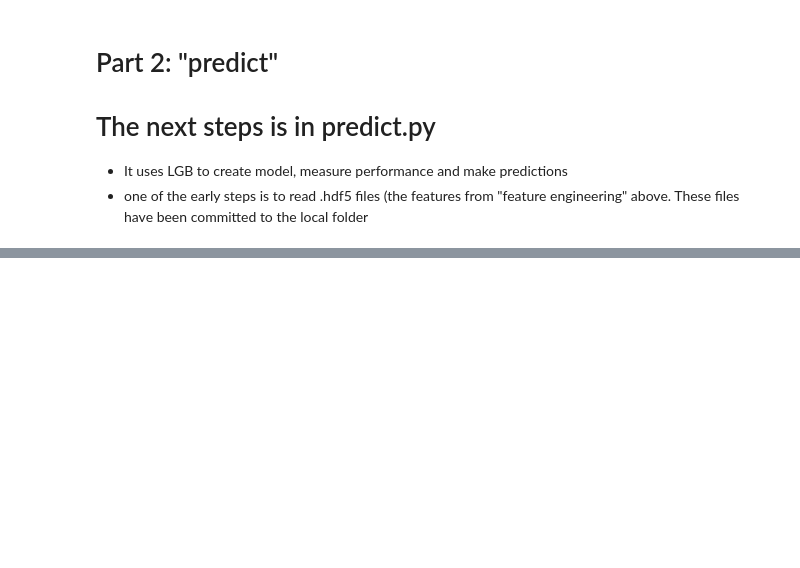
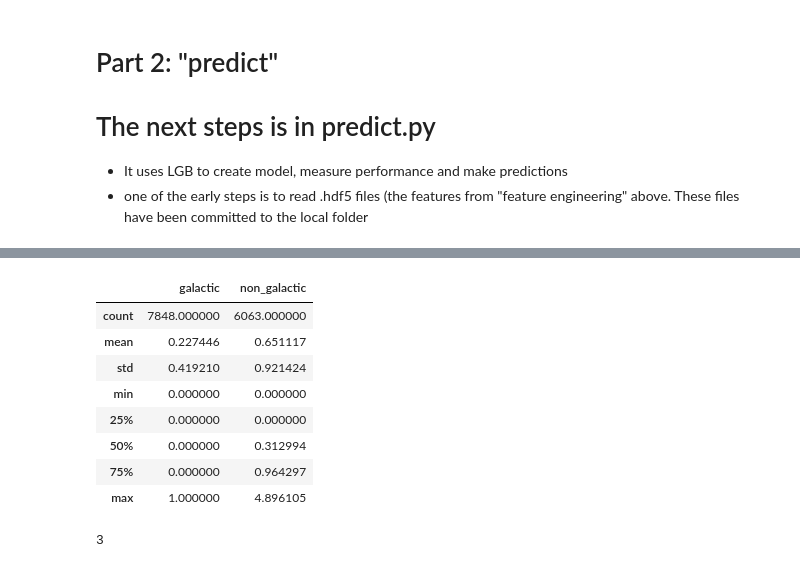
Before and after one commit to cwinsor/kaggle_plasticc, a Jupyter notebook: project/code_kaggle_plasticc_btrotta/NB99_EXPLAIN_BTROTTA_CODE_WALK.ipynb, the cells around one changed output, grey strips where cells are left out. Drawn from its saved outputs; the diff is of its cells as text; code cells hidden in the pictures; blank space fills up the shorter version.

```diff
--- a/project/code_kaggle_plasticc_btrotta/NB99_EXPLAIN_BTROTTA_CODE_WALK.ipynb
+++ b/project/code_kaggle_plasticc_btrotta/NB99_EXPLAIN_BTROTTA_CODE_WALK.ipynb
@@ -531,8 +529,7 @@ train_meta_approx.head(5)
 # map classes to range [0, 14]
 # Train separate models for galatic and extra-galactic, since these classes contain disjoint sets of objects,
 # and can be distinguished by whether hostgl_photoz == 0, as observed here:
-
+classes = np.sort(all_meta.loc[all_meta['target'].notnull(), 'target'].unique().astype(int))
 galactic_bool = all_meta['hostgal_photoz'] == 0
-exact_bool    = all_meta['hostgal_photoz'].notnull().astype(int)
 galactic_classes = np.sort(     all_meta.loc[all_meta['target'].notnull() & galactic_bool, 'target'].unique().astype(int))
 non_galactic_classes = np.sort( all_meta.loc[all_meta['target'].notnull() & ~galactic_bool, 'target'].unique().astype(int))
@@ -538,0 +644,43 @@ non_galactic_classes = np.sort( all_meta.loc[all_meta['target'].notnull() & ~gal
+# %%
+# Evaluate accuracy on resampled training set having similar distribution to test. The data note says
+# "The training data are mostly composed of nearby, low-redshift, brighter objects while the test data contain
+# more distant (higher redshift) and fainter objects."  So we resample to achieve a similar distribution of
+# hostgal_photoz.
+
+# CW Note: Author is resampling so training set distribution is similar to
+# test distribution. I did not drill down to verify this code.
+
+# warning - takes 3 minutes to run...
+
+train_bool = all_meta['target'].notnull()
+ddf = all_meta['ddf'] == 1
+w = pd.DataFrame(index=train_meta_exact.index, columns=['galactic', 'non_galactic'])
+w['galactic'] = galactic_bool_train.astype(int)
+w['non_galactic'] = np.nan
+bands = np.arange(all_meta.loc[~train_bool, 'hostgal_photoz'].min(),
+                  all_meta.loc[~train_bool, 'hostgal_photoz'].max() + 0.00001, 0.1)
+for i in range(len(bands[:-1])):
+    band_bool = ~galactic_bool_train & ~ddf & (train_meta_exact['hostgal_photoz'] >= bands[i]) \
+                & (train_meta_exact['hostgal_photoz'] <= bands[i + 1])
+    train_prop = band_bool.sum() / (~galactic_bool_train & ~ddf).sum()
+    test_prop = ((all_meta.loc[~train_bool & ~galactic_bool, 'hostgal_photoz'] >= bands[i])
+                 & (all_meta.loc[~train_bool & ~galactic_bool, 'hostgal_photoz'] <= bands[i + 1])).sum() \
+                / (~train_bool & ~galactic_bool).sum()
+    w.loc[band_bool, 'non_galactic'] = test_prop / train_prop
+w.loc[ddf] = 0
+# %%
+w.describe()
+# %% [output]
+|  | galactic | non_galactic |
+| count | 7848.000000 | 6063.000000 |
+| mean | 0.227446 | 0.651117 |
+| std | 0.419210 | 0.921424 |
+| min | 0.000000 | 0.000000 |
+| 25% | 0.000000 | 0.000000 |
+| 50% | 0.000000 | 0.312994 |
+| 75% | 0.000000 | 0.964297 |
+| max | 1.000000 | 4.896105 |
+# %%
+num_rounds
+# %% [output]
+3
```
Also changed, not shown: parts of 23 cells of this notebook, 10 other files.
